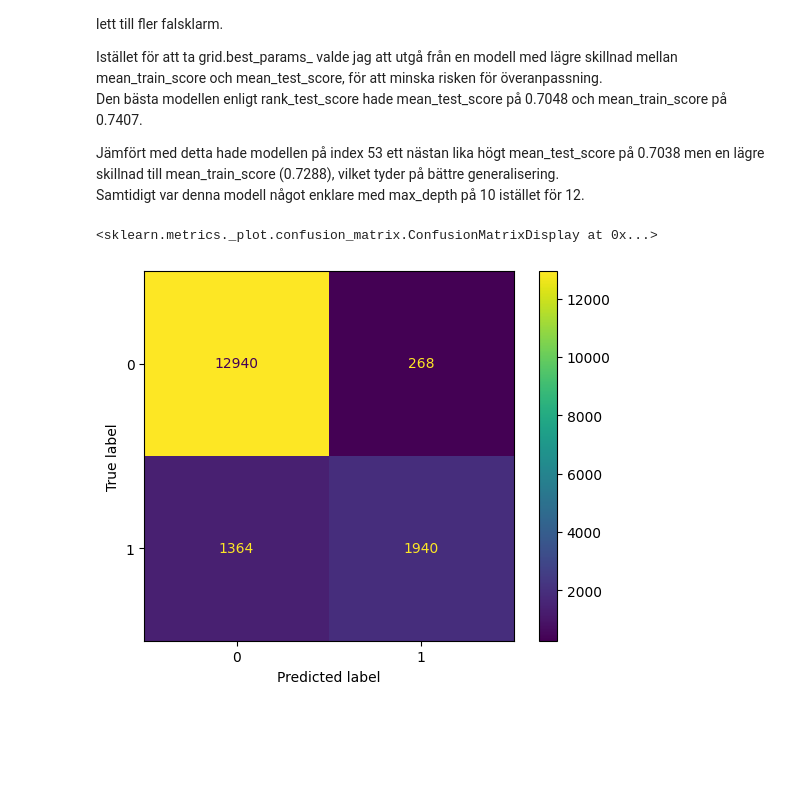
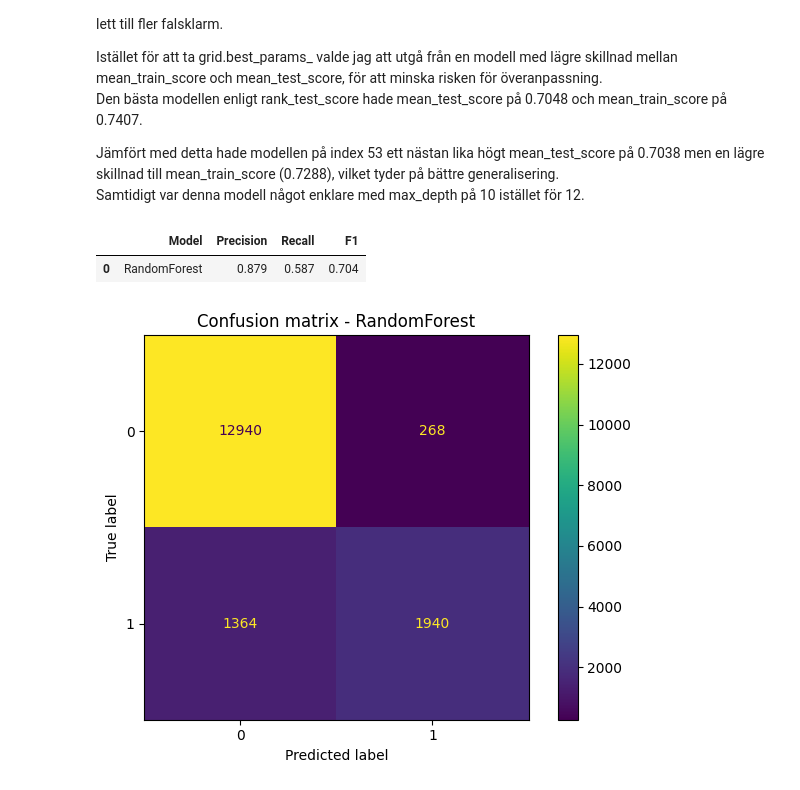
Before and after one commit to Jack-JackAttack/California_Housing, a Jupyter notebook: report.ipynb, the cells around one changed output. Drawn from its saved outputs; the diff is of its cells as text; code cells hidden in the pictures; blank space fills up the shorter version.

Commit message:
Lagt till src/utils, utvärdering på testdata samt finjusteringar

```diff
--- a/report.ipynb
+++ b/report.ipynb
@@ -442,31 +467,50 @@ Den bästa modellen enligt rank_test_score hade mean_test_score på 0.7048 och m
 Jämfört med detta hade modellen på index 53 ett nästan lika högt mean_test_score på 0.7038 men en lägre skillnad till mean_train_score (0.7288), vilket tyder på bättre generalisering.
 Samtidigt var denna modell något enklare med max_depth på 10 istället för 12.
 # %%
-best_row = res_rf.iloc[53]
+from src.utils import metric_table
 
 
+CHOSEN_MODEL_IDX = 53
+
+
+best_row = res_rf.iloc[CHOSEN_MODEL_IDX]
+
+
+# lägger in n_estimators, max_depth & min_samples_leaf från index 53, på values i nedan dict
 params = {
     "n_estimators": best_row["param_model__n_estimators"],
     "max_depth": best_row["param_model__max_depth"],
     "min_samples_leaf": best_row["param_model__min_samples_leaf"]
 }
 
+# sätter params i rf_modellen från ovan dict
 my_model = rf_model.set_params(
-    model__n_estimators=params["n_estimators"],
-    model__max_depth=params["max_depth"],
-    model__min_samples_leaf=params["min_samples_leaf"]
+    model__n_estimators= params["n_estimators"],
+    model__max_depth= params["max_depth"],
+    model__min_samples_leaf= params["min_samples_leaf"]
 )
+
 
 y_pred = cross_val_predict(
     my_model,
     X_train,
     y_train,
     cv=cv_strategy
 )
 
 
+display(metric_table(y_train, y_pred, "RandomForest"))
+
+
+
+# gör en ny confusion_matrix för att se hur den presterar på traindatan innan jag testar på riktiga testdatan
+
 cm = confusion_matrix(y_train, y_pred)
 ConfusionMatrixDisplay(cm).plot()
+plt.title("Confusion matrix - RandomForest")
+plt.tight_layout()
+plt.show()
 # %% [output]
-<sklearn.metrics._plot.confusion_matrix.ConfusionMatrixDisplay at 0x...>
+|  | Model | Precision | Recall | F1 |
+| 0 | RandomForest | 0.879 | 0.587 | 0.704 |
-[figure, old version]
+[figure, new version]
```
Also changed, not shown: parts of 11 cells of this notebook, 2 other files.
